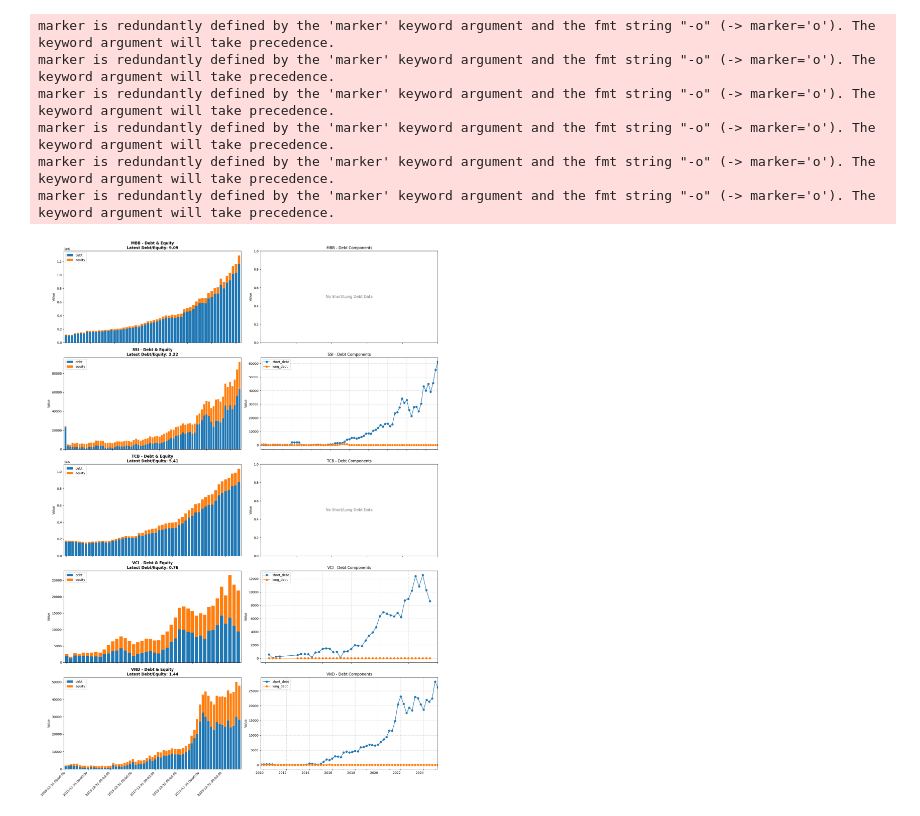
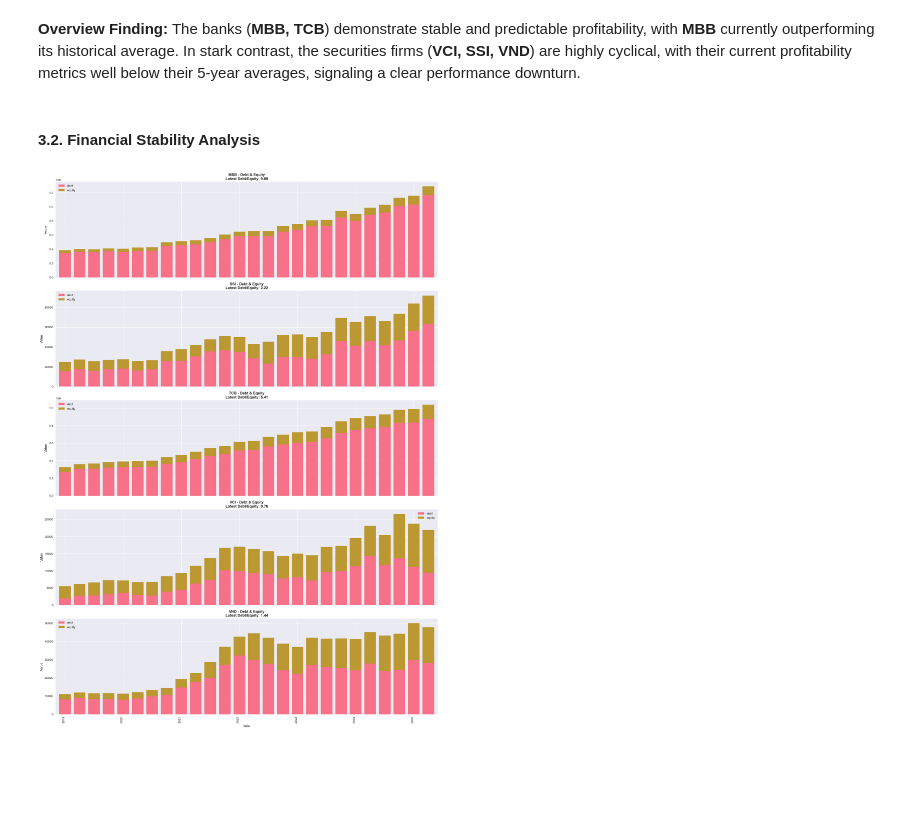
Before and after one commit to AnhQuocVo/Forcast_Analysis_Securities, a Jupyter notebook: Financial_Analysis_ver1.ipynb, the cells around one changed output. Saved outputs shown, nothing was run; the diff lists cells and outputs as text; code cells hidden in the pictures; blank space fills up the shorter version.

```diff
--- a/Financial_Analysis_ver1.ipynb
+++ b/Financial_Analysis_ver1.ipynb
@@ -269,10 +269,10 @@ dtype: int64
 # %%
 # # Aggregate income statement data by ticker and year
-# income_statement_yearly = combined_is.groupby(['ticker', combined_is.index.get_level_values('date').year])[['revenue', 'gross_profit', 'share_holder_income']].sum()
-# income_statement_yearly.index.names = ['ticker', 'year']
+income_statement_yearly = combined_is.groupby(['ticker', combined_is.index.get_level_values('date').year])[['revenue', 'gross_profit', 'share_holder_income']].sum()
+income_statement_yearly.index.names = ['ticker', 'year']
 
 # # Reset index for plotting
-# income_statement_yearly_reset = income_statement_yearly.reset_index()
+income_statement_yearly_reset = income_statement_yearly.reset_index()
 
 # Get unique tickers
 unique_tickers = income_statement_yearly_reset['ticker'].unique()
@@ -330,71 +324,65 @@ Average Annual Shareholder Income Growth across all tickers: 0.90
+# %% [markdown]
+
+**Overview Finding:** The banks (**MBB, TCB**) demonstrate stable and predictable profitability, with **MBB** currently outperforming its historical average. In stark contrast, the securities firms (**VCI, SSI, VND**) are highly cyclical, with their current profitability metrics well below their 5-year averages, signaling a clear performance downturn.
+# %% [markdown]
+#### 3.2. Financial Stability Analysis
 # %%
 from matplotlib.ticker import MaxNLocator
 
 unique_tickers = combined_bs.index.get_level_values('ticker').unique().sort_values()
 num_tickers = len(unique_tickers)
 
-
-# ## REVISED PLOTTING LOGIC ##
-
-# REASON FOR CHANGE: Create a subplot grid where each row represents a ticker,
-# and the two columns are for the two different charts. This is cleaner.
-fig, axes = plt.subplots(nrows=num_tickers, ncols=2, figsize=(18, 5 * num_tickers),
+fig, axes = plt.subplots(nrows=num_tickers, ncols=1, figsize=(18, 5 * num_tickers),
                          squeeze=False) # squeeze=False keeps axes as a 2D array
 
 for i, ticker in enumerate(unique_tickers):
     ticker_bs_data = combined_bs.loc[ticker].sort_index()
 
     # --- Chart 1: Debt and Equity (Bar Chart) ---
     ax1 = axes[i, 0]
     ticker_bs_data[['debt', 'equity']].plot(kind='bar', stacked=True, ax=ax1, width=0.8)
 
-    # NEW FEATURE: Calculate and display the latest Debt-to-Equity ratio
+    # Calculate and display the latest Debt-to-Equity ratio
     latest_equity = ticker_bs_data['equity'].iloc[-1]
     latest_debt = ticker_bs_data['debt'].iloc[-1]
     # Avoid division by zero if equity is 0 or NaN
     if latest_equity and not pd.isna(latest_equity) and latest_equity != 0:
         d_e_ratio = latest_debt / latest_equity
         title_text = f'{ticker} - Debt & Equity\nLatest Debt/Equity: {d_e_ratio:.2f}'
     else:
         title_text = f'{ticker} - Debt & Equity\n(Equity is zero)'
 
     ax1.set_title(title_text, fontsize=12, weight='bold')
     ax1.set_ylabel('Value')
-    ax1.set_xlabel('') # Remove x-label to reduce clutter
 
-    # REASON FOR CHANGE: Improve x-axis readability by showing fewer labels.
+    x_labels = ticker_bs_data.index.strftime('%Y')
+    ax1.set_xticklabels(x_labels, rotation=45, ha='right')
     ax1.xaxis.set_major_locator(MaxNLocator(nbins=8)) # Show at most 8 date labels
-    ax1.figure.autofmt_xdate(rotation=45, ha='right') # Auto-format dates nicely
+    ax1.figure.autofmt_xdate(rotation=90, ha='right') # Auto-format dates nicely
 
 
-    # --- Chart 2: Short-Term and Long-Term Debt (Line Chart) ---
-    ax2 = axes[i, 1]
+    # # --- Chart 2: Short-Term and Long-Term Debt (Line Chart) ---
+    # ax2 = axes[i, 1]
 
-    # REASON FOR CHANGE: Handle cases where debt data is missing or zero to avoid empty plots.
-    if ticker_bs_data[['short_debt', 'long_debt']].sum().sum() > 0:
-        ticker_bs_data[['short_debt', 'long_debt']].plot(kind='line', marker='o', ax=ax2, style='-o')
-        ax2.set_title(f'{ticker} - Debt Components', fontsize=12)
-        ax2.grid(True, linestyle='--', alpha=0.6)
-    else:
-        # Display a message if there's no data to plot
-        ax2.text(0.5, 0.5, 'No Short/Long Debt Data',
-                 horizontalalignment='center',
-                 verticalalignment='center',
-                 transform=ax2.transAxes,
-                 fontsize=12, color='gray')
-        ax2.set_title(f'{ticker} - Debt Components', fontsize=12)
+    # # REASON FOR CHANGE: Handle cases where debt data is missing or zero to avoid empty plots.
+    # if ticker_bs_data[['short_debt', 'long_debt']].sum().sum() > 0:
+    #     ticker_bs_data[['short_debt', 'long_debt']].plot(kind='line', marker='o', ax=ax2, style='-o')
+    #     ax2.set_title(f'{ticker} - Debt Components', fontsize=12)
+    #     ax2.grid(True, linestyle='--', alpha=0.6)
+    # else:
+    #     # Display a message if there's no data to plot
+    #     ax2.text(0.5, 0.5, 'No Short/Long Debt Data',
+    #              horizontalalignment='center',
+    #              verticalalignment='center',
+    #              transform=ax2.transAxes,
+    #              fontsize=12, color='gray')
+    #     ax2.set_title(f'{ticker} - Debt Components', fontsize=12)
 
-    ax2.set_ylabel('Value')
-    ax2.set_xlabel('') # Remove x-label
+    # ax2.set_ylabel('Value')
+    # ax2.set_xlabel('') # Remove x-label
 
 # Adjust layout to prevent titles and labels from overlapping
 plt.tight_layout()
 plt.show()
 # %% [output]
-marker is redundantly defined by the 'marker' keyword argument and the fmt string "-o" (-> marker='o'). The keyword argument will take precedence.
-marker is redundantly defined by the 'marker' keyword argument and the fmt string "-o" (-> marker='o'). The keyword argument will take precedence.
-marker is redundantly defined by the 'marker' keyword argument and the fmt string "-o" (-> marker='o'). The keyword argument will take precedence.
-marker is redundantly defined by the 'marker' keyword argument and the fmt string "-o" (-> marker='o'). The keyword argument will take precedence.
-marker is redundantly defined by the 'marker' keyword argument and the fmt string "-o" (-> marker='o'). The keyword argument will take precedence.
-marker is redundantly defined by the 'marker' keyword argument and the fmt string "-o" (-> marker='o'). The keyword argument will take precedence.
-[figure, old version]
+[figure, new version]
```
Also changed, not shown: parts of 31 cells of this notebook, 2 other files.
